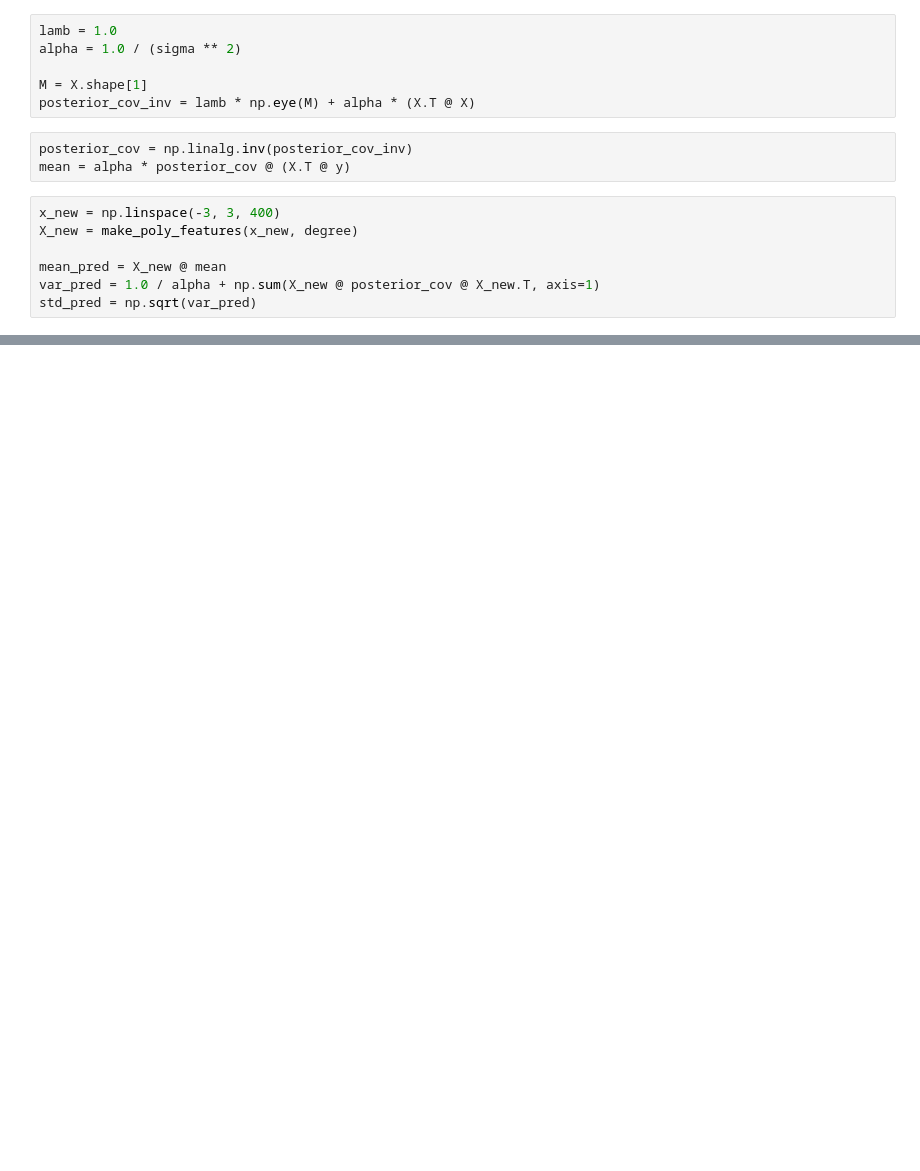
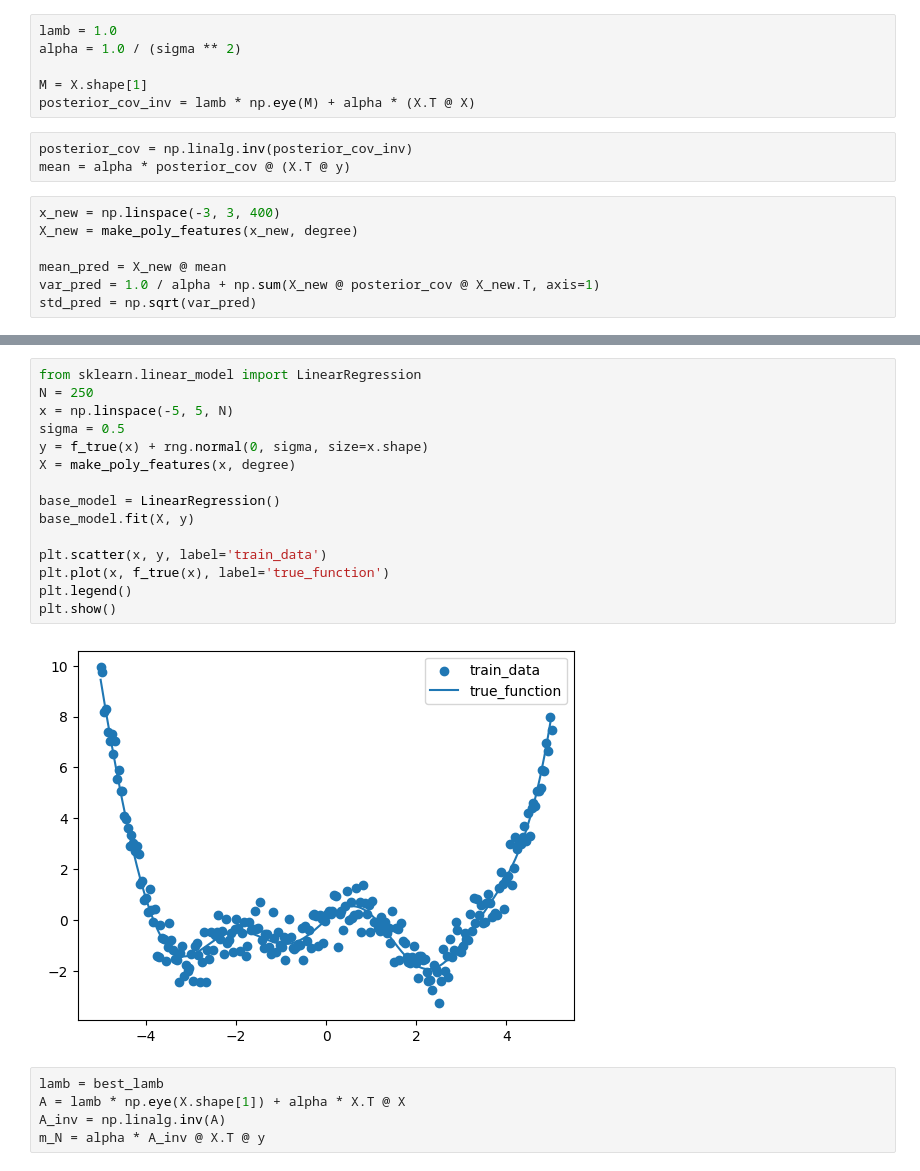
Before and after one commit to KIZIBY/Bayes-method-25, a Jupyter notebook: Bayesian Methods HW1.ipynb, the cells around one changed output, grey strips where cells are left out. Cells and saved outputs as stored; diff of their text form; blank space fills up the shorter version.

```diff
--- a/Bayesian Methods HW1.ipynb
+++ b/Bayesian Methods HW1.ipynb
@@ -64,0 +90,22 @@ def log_evidence(lamb, X, y, alpha):
+# %%
+from sklearn.linear_model import LinearRegression
+N = 250
+x = np.linspace(-5, 5, N)
+sigma = 0.5
+y = f_true(x) + rng.normal(0, sigma, size=x.shape)
+X = make_poly_features(x, degree)
+
+base_model = LinearRegression()
+base_model.fit(X, y)
+
+plt.scatter(x, y, label='train_data')
+plt.plot(x, f_true(x), label='true_function')
+plt.legend()
+plt.show()
+# %% [output]
+[figure, added]
+# %%
+lamb = best_lamb
+A = lamb * np.eye(X.shape[1]) + alpha * X.T @ X
+A_inv = np.linalg.inv(A)
+m_N = alpha * A_inv @ X.T @ y
```
Also changed, not shown: parts of 5 cells of this notebook.
